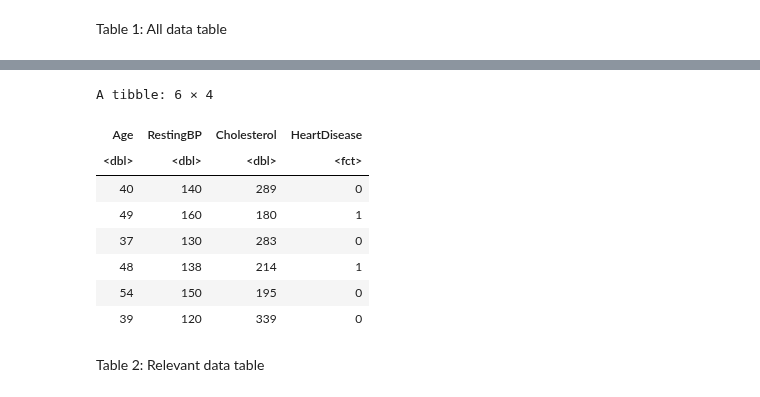
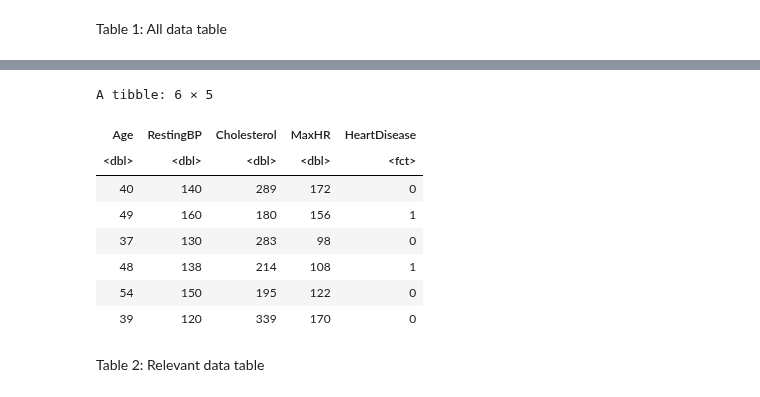
Before and after one commit to josephsoo/dsci_100_group_12, a Jupyter notebook: Project report.ipynb, the cells around one changed output, grey strips where cells are left out. Cells and saved outputs as stored; diff of their text form; code cells hidden in the pictures.

Commit message:
add all variables to forward selection/overall dataset

```diff
--- a/Project report.ipynb
+++ b/Project report.ipynb
@@ -115,16 +125,16 @@ We will be using 3 predictors: Cholesterol, Resting BP (blood pressure), and Age
 # %%
-heart_clean <- select(heart_clean, Age, RestingBP, Cholesterol, HeartDisease)
+heart_clean <- select(heart_clean, Age, RestingBP, Cholesterol, MaxHR, HeartDisease)
 head(heart_clean)
 # %% [output]
-A tibble: 6 × 4
+A tibble: 6 × 5
-| Age | RestingBP | Cholesterol | HeartDisease |
-| <dbl> | <dbl> | <dbl> | <fct> |
-| 40 | 140 | 289 | 0 |
-| 49 | 160 | 180 | 1 |
-| 37 | 130 | 283 | 0 |
-| 48 | 138 | 214 | 1 |
-| 54 | 150 | 195 | 0 |
-| 39 | 120 | 339 | 0 |
+| Age | RestingBP | Cholesterol | MaxHR | HeartDisease |
+| <dbl> | <dbl> | <dbl> | <dbl> | <fct> |
+| 40 | 140 | 289 | 172 | 0 |
+| 49 | 160 | 180 | 156 | 1 |
+| 37 | 130 | 283 | 98 | 0 |
+| 48 | 138 | 214 | 108 | 1 |
+| 54 | 150 | 195 | 122 | 0 |
+| 39 | 120 | 339 | 170 | 0 |
 # %% [markdown]
 Table 2: Relevant data table
 # %% [markdown]
```
Also changed, not shown: parts of 2 cells of this notebook.
